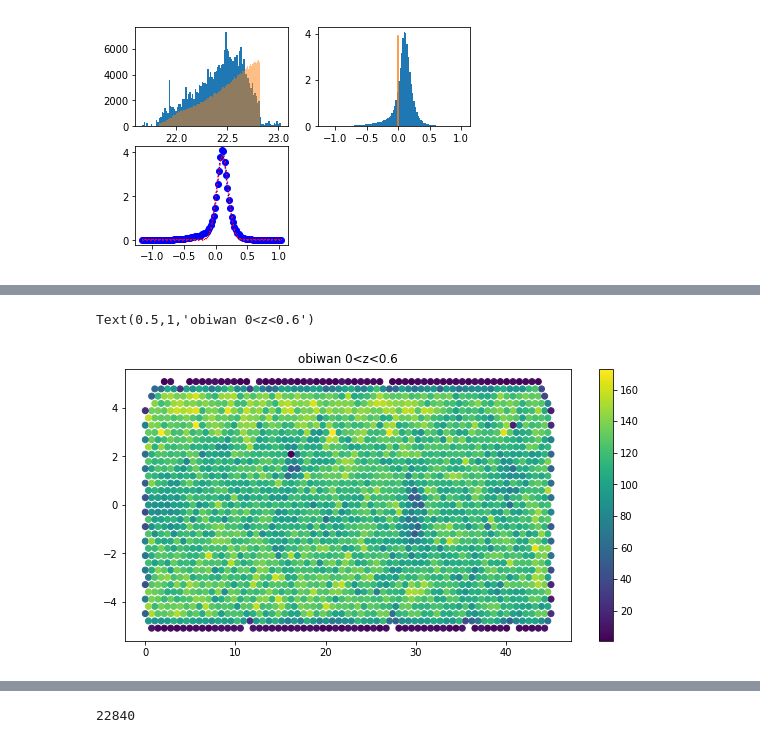
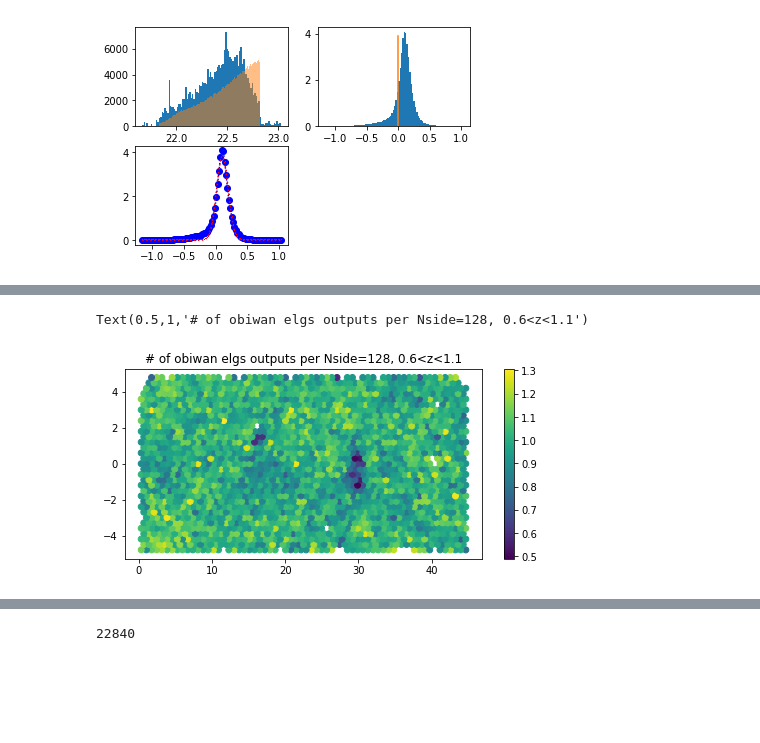
Before and after one commit to DriftingPig/Drones, a Jupyter notebook: obiwan_analysis/ang_corr/ipynb/200per_0215_validation.ipynb, the cells around one changed output, grey strips where cells are left out. Drawn from its saved outputs; the diff is of its cells as text; code cells hidden in the pictures; blank space fills up the shorter version.

```diff
--- a/obiwan_analysis/ang_corr/ipynb/200per_0215_validation.ipynb
+++ b/obiwan_analysis/ang_corr/ipynb/200per_0215_validation.ipynb
@@ -9,8 +11,12 @@ Populating the interactive namespace from numpy and matplotlib
 topdir = '/global/cscratch1/sd/huikong/obiwan_Aug/repos_for_docker/obiwan_out/subset/'
 fn = 'eBOSS_ELG_full_ALL_v4.dat_cutted_really_masked_chunk22.fits'
 fn_obiwan = 'obiwan_200per_0125_really_masked_chunk22.fits'
+fn_sim = 'sim_200per_0125.fits'
 DAT = fits.getdata(topdir+fn)
 obiwan = fits.getdata(topdir+fn_obiwan)
+sim = fits.getdata(topdir+fn_sim)
+fn_sim_m = 'sim_200per_0125_really_masked_chunk22.fits'
+sim_m = fits.getdata(topdir+fn_sim_m)
 # %%
 obiwan.columns
 # %% [output]
@@ -198,28 +237,36 @@ Text(0.5,1,'data')
 # %%
 #output denisty 0.6<z<1.1
-plt.figure(figsize=(10,5))
+plt.figure(figsize=(8,3.5))
 redshift = obiwan['nn_redshift']
 obiwan_sel = (redshift<1.1)&(redshift>0.6)
 pixs = hp.ang2pix(128,obiwan['ra'],obiwan['dec'],nest = True, lonlat = True)
+pixs2 = hp.ang2pix(128,sim_m['ra'], sim_m['dec'], nest = True, lonlat = True)
 N = 12*128**2
 hist = np.zeros(N)
 for i in range(len(pixs)):
     n = pixs[i]
     hist[n]+=1
+hist2 = np.zeros(N)
+for i in range(len(pixs2)):
+    n = pixs2[i]
+    hist2[n]+=1
+
 ra,dec = hp.pix2ang(128,np.arange(N), nest = True,lonlat = True)
 col1 = fits.Column(name = 'ra', array = ra, format = 'D')
 col2 = fits.Column(name = 'dec', array = dec, format = 'D')
 col3 = fits.Column(name = 'num', array = hist, format = 'D')
-dat = fits.BinTableHDU.from_columns([col1,col2,col3]).data
-sel = dat['num']
-sel_num = sel>0
+col4 = fits.Column(name = 'num2', array = hist2   , format = 'D')
+dat = fits.BinTableHDU.from_columns([col1,col2,col3,col4]).data
+sel = dat['num2']
+sel_num = sel>300
 final = dat[sel_num]
-sc = plt.scatter(final['ra'],final['dec'],c=final['num'])
+color = (final['num']/final['num2'])/(final['num']/final['num2']).mean()
+sc = plt.scatter(final['ra'],final['dec'],c=color)
 plt.colorbar(sc)
-plt.title('obiwan 0<z<0.6')
+plt.title('# of obiwan elgs outputs per Nside=128, 0.6<z<1.1')
 # %% [output]
-Text(0.5,1,'obiwan 0<z<0.6')
+Text(0.5,1,'# of obiwan elgs outputs per Nside=128, 0.6<z<1.1')
-[figure, old version]
+[figure, new version]
 # %%
 #mean <mag-mag_true> plot g,r,z
 pixs = hp.ang2pix(128,obiwan['ra'],obiwan['dec'],nest = True, lonlat = True)
```
Also changed, not shown: parts of 15 cells of this notebook, 6 other files.
